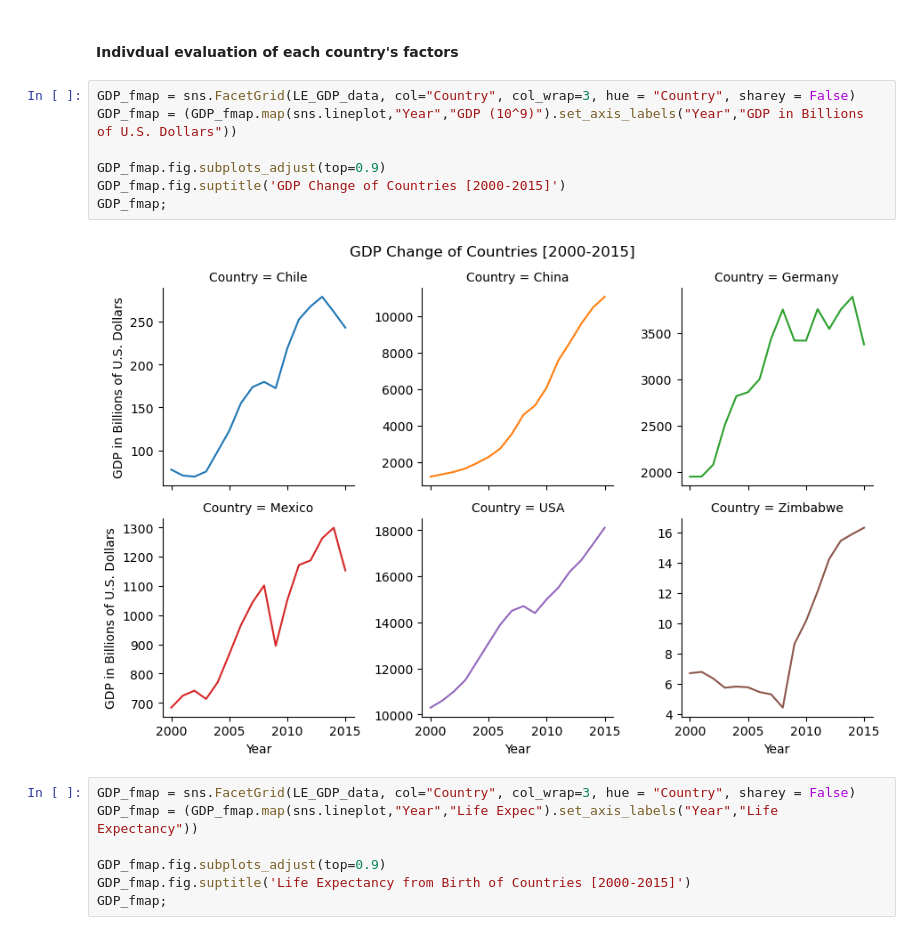
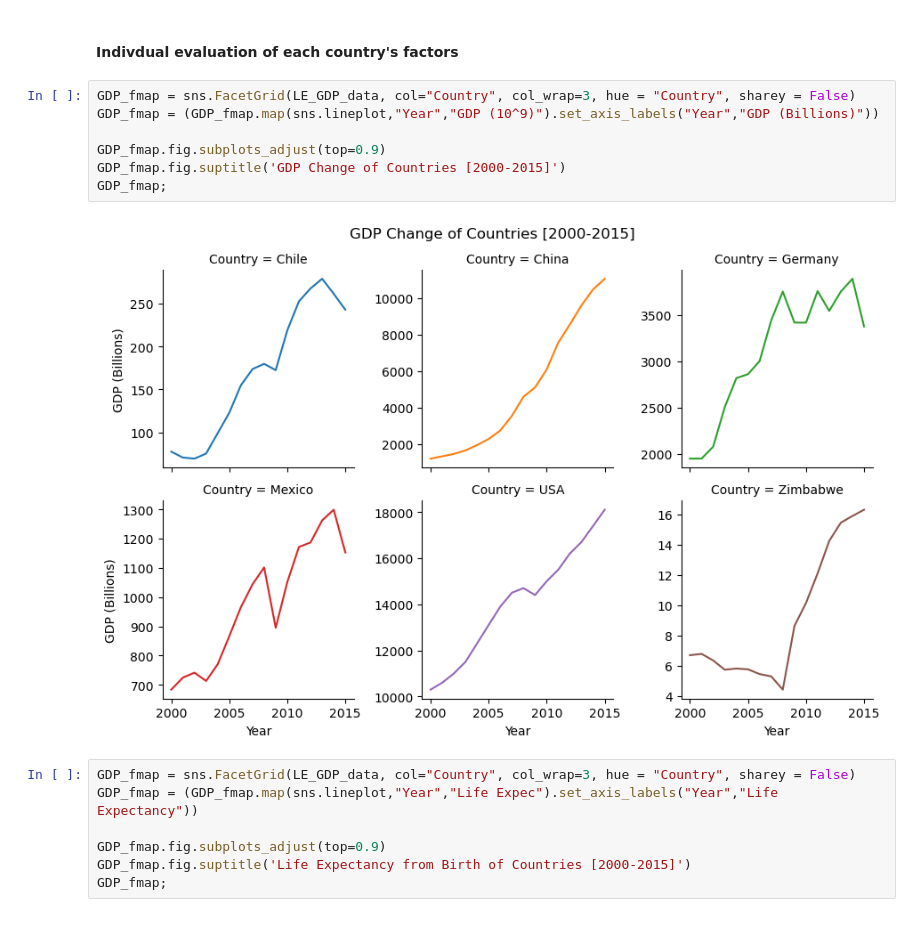
Before and after one commit to kamacleanbather128/GDP_vs_Life_Expectancy, a Jupyter notebook: GDP and Life Expectancy of Countries.ipynb, the cells around one changed output. Cells and saved outputs as stored; diff of their text form.

```diff
--- a/GDP and Life Expectancy of Countries.ipynb
+++ b/GDP and Life Expectancy of Countries.ipynb
@@ -120,13 +121,13 @@ Look at the combined graph, Zimbabwe and Chile have very similar GDPs over this
 #### Indivdual evaluation of each country's factors
 # %%
 GDP_fmap = sns.FacetGrid(LE_GDP_data, col="Country", col_wrap=3, hue = "Country", sharey = False)
-GDP_fmap = (GDP_fmap.map(sns.lineplot,"Year","GDP (10^9)").set_axis_labels("Year","GDP in Billions of U.S. Dollars"))
+GDP_fmap = (GDP_fmap.map(sns.lineplot,"Year","GDP (10^9)").set_axis_labels("Year","GDP (Billions)"))
 
 GDP_fmap.fig.subplots_adjust(top=0.9)
 GDP_fmap.fig.suptitle('GDP Change of Countries [2000-2015]')
 GDP_fmap;
 # %% [output]
-[figure, old version]
+[figure, new version]
 # %%
 GDP_fmap = sns.FacetGrid(LE_GDP_data, col="Country", col_wrap=3, hue = "Country", sharey = False)
 GDP_fmap = (GDP_fmap.map(sns.lineplot,"Year","Life Expec").set_axis_labels("Year","Life Expectancy"))
```
Also changed, not shown: parts of 3 cells of this notebook.
